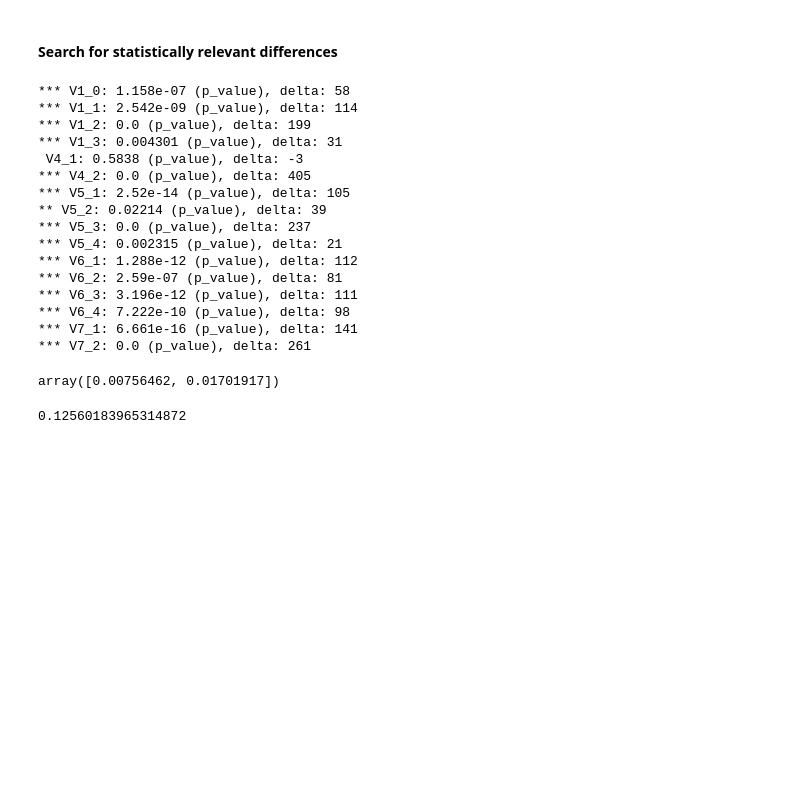
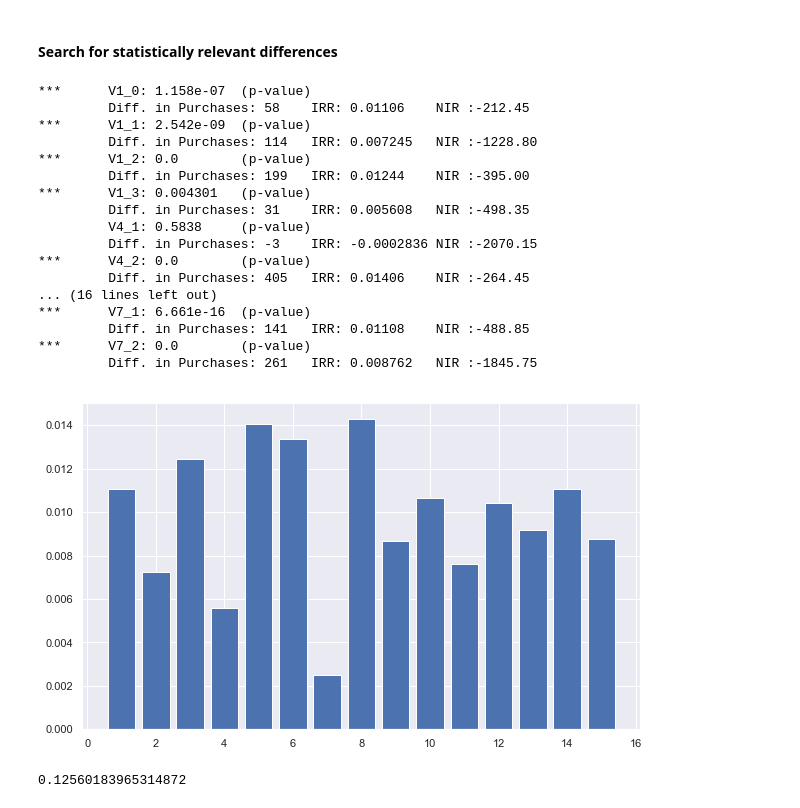
Before and after one commit to huli/starbucks-promotion-strategy, a Jupyter notebook: Starbucks.ipynb, the cells around one changed output. Cells and saved outputs as stored; diff of their text form; code cells hidden in the pictures; blank space fills up the shorter version.

Commit message:
Begin with plotting of results

```diff
--- a/Starbucks.ipynb
+++ b/Starbucks.ipynb
@@ -168,6 +168,22 @@ Feature V7_2 is balanced (p_value=0.706)
 All features are balanced between the experimental and the control group. We know need to search for differences of the promotion parts of the different grooups.
 # %% [markdown]
 #### Search for statistically relevant differences
+# %%
+def calculate_irr(data):
+    ''' Calculates the incremental response rate '''
+
+    experiment_group = data[data['Promotion'] == 'Yes']
+    control_group = data[data['Promotion'] == 'No']
+
+    return experiment_group['purchase'].sum()/len(experiment_group) - control_group['purchase'].sum()/len(control_group)
+# %%
+def calculate_nir(data):
+    ''' Calculates the net incremental revenue '''
+
+    experiment_group = data[data['Promotion'] == 'Yes']
+    control_group = data[data['Promotion'] == 'No']
+
+    return (10 * experiment_group['purchase'].sum() - .15 * len(experiment_group)) - 10 * control_group['purchase'].sum()
 # %%
 def check_purchases_for_feature(data, feature):
     '''
@@ -207,33 +223,45 @@ def check_purchases_for_feature(data, feature):
         significance = ''
     purchase_delta = data_experiment[data_experiment[feature] == 1]['purchase'].sum() \
                                       - data_control[data_control[feature] == 1]['purchase'].sum()
-    print('{} {}: {:.4} (p_value), delta: {}'.format(significance, feature, p_value, purchase_delta))
-    return [feature, p_value, purchase_delta]
+
+    irr = calculate_irr(data[data[feature] == 1])
+    nir = calculate_nir(data[data[feature] == 1])
+    print('{:<6} {:>6}: {:<10.4} (p-value)'.format(significance, feature, p_value))
+    print('         Diff. in Purchases: {:<5} IRR: {:<10.4} NIR :{:0.2f}'.format(purchase_delta,
+                                                              irr, nir))
+    return [feature, p_value, purchase_delta, irr, nir]
 # %%
 results = []
 for feature in categorical_features:
     results.append(check_purchases_for_feature(df, feature))
 # %% [output]
-*** V1_0: 1.158e-07 (p_value), delta: 58
-*** V1_1: 2.542e-09 (p_value), delta: 114
-*** V1_2: 0.0 (p_value), delta: 199
-*** V1_3: 0.004301 (p_value), delta: 31
- V4_1: 0.5838 (p_value), delta: -3
-*** V4_2: 0.0 (p_value), delta: 405
-*** V5_1: 2.52e-14 (p_value), delta: 105
-** V5_2: 0.02214 (p_value), delta: 39
-*** V5_3: 0.0 (p_value), delta: 237
-*** V5_4: 0.002315 (p_value), delta: 21
-*** V6_1: 1.288e-12 (p_value), delta: 112
-*** V6_2: 2.59e-07 (p_value), delta: 81
-*** V6_3: 3.196e-12 (p_value), delta: 111
-*** V6_4: 7.222e-10 (p_value), delta: 98
-*** V7_1: 6.661e-16 (p_value), delta: 141
-*** V7_2: 0.0 (p_value), delta: 261
+***      V1_0: 1.158e-07  (p-value)
+         Diff. in Purchases: 58    IRR: 0.01106    NIR :-212.45
+***      V1_1: 2.542e-09  (p-value)
+         Diff. in Purchases: 114   IRR: 0.007245   NIR :-1228.80
+***      V1_2: 0.0        (p-value)
+         Diff. in Purchases: 199   IRR: 0.01244    NIR :-395.00
+***      V1_3: 0.004301   (p-value)
+         Diff. in Purchases: 31    IRR: 0.005608   NIR :-498.35
+         V4_1: 0.5838     (p-value)
+         Diff. in Purchases: -3    IRR: -0.0002836 NIR :-2070.15
+***      V4_2: 0.0        (p-value)
+         Diff. in Purchases: 405   IRR: 0.01406    NIR :-264.45
+... (16 lines left out)
+***      V7_1: 6.661e-16  (p-value)
+         Diff. in Purchases: 141   IRR: 0.01108    NIR :-488.85
+***      V7_2: 0.0        (p-value)
+         Diff. in Purchases: 261   IRR: 0.008762   NIR :-1845.75
-# %%
-data.groupby('Promotion')['purchase'].mean().values
-# %% [output]
-array([0.00756462, 0.01701917])
+# %%
+alpha = .05
+
+significant_features = list(filter(lambda x: x[1] < alpha, results))
+
+plt.figure(figsize=(10, 6))
+plt.bar(list(range(1, len(significant_features)+1)), [irr for f, p, d, irr, nir in significant_features])
+plt.show()
+# %% [output]
+[figure, added]
 # %%
 mean_control, mean_experiment = purchase_means.values
 mean_control
```
